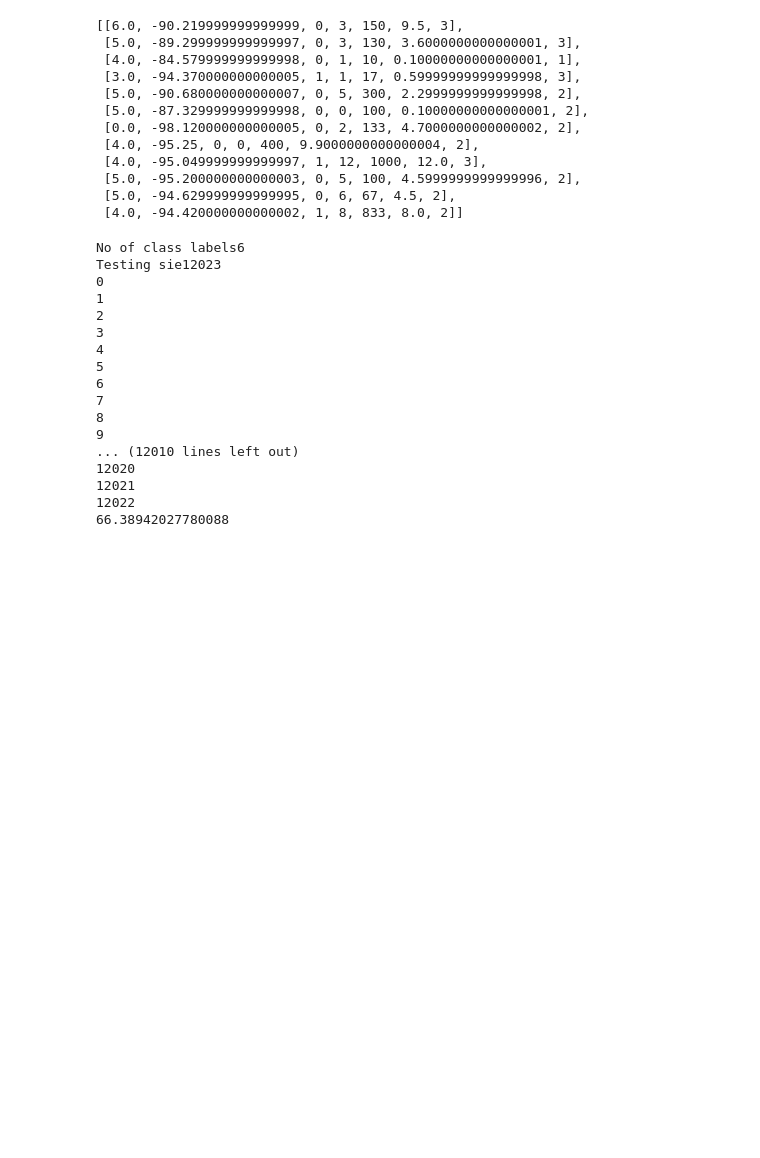
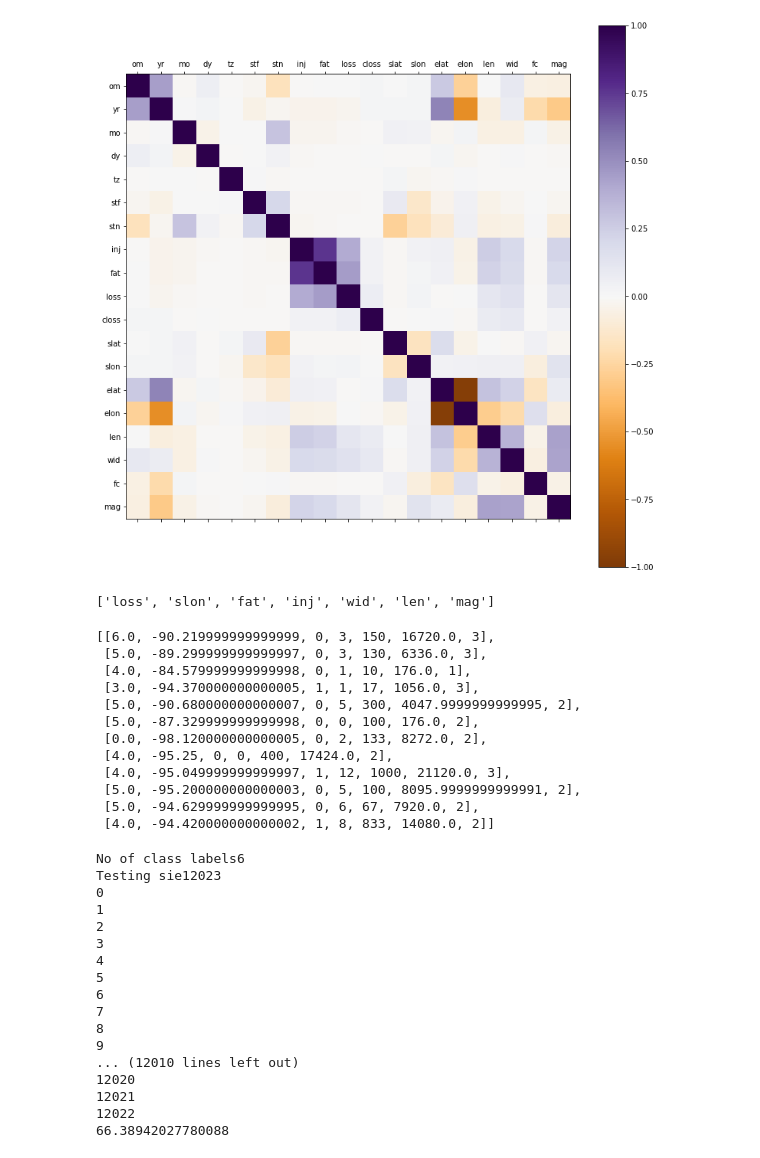
Before and after one commit to harryvineeth/Storm-Predection, a Jupyter notebook: Storm Prediction.ipynb, the cells around one changed output. Saved outputs shown, nothing was run; the diff lists cells and outputs as text; code cells hidden in the pictures; blank space fills up the shorter version.

Commit message:
Data pre-processing added

```diff
--- a/Storm Prediction.ipynb
+++ b/Storm Prediction.ipynb
@@ -101,10 +82,14 @@ Name: mag, Length: 60114, dtype: int64
 # %%
 #Data Pre-processing
-#Removing columns with string data and label
-#print (tornado_data[0:12])
+#Removing columns with string data
 mag_data = storm_df['mag']
 storm_df = storm_df.drop(['st','date','time','mag'],axis=1)
-#Getting the labels
-#mag_data = storm_df['mag']
+#Adding the label as the last column
 storm_df["mag"]=mag_data
-print (storm_df[0:12])
+
+#Converting length of storm from miles to yards
+# 1 mile = 1760 yards
+storm_df['len'] = storm_df['len']*1760.0
+
+#Normalizing using Z-transform
+storm_df = (storm_df - storm_df.mean())/storm_df.std()
@@ -129,9 +96,9 @@ print (storm_df[0:12])
 # %%
-names = storm_df.dtypes[(storm_df.dtypes=='int64') | (storm_df.dtypes=='float64')].index
-print(names)
-tick = np.arange(0,len(names),1)
-print(tick)
-storm_df.corr()
+#Getting column names of the dataframe
+col_names = storm_df.dtypes[(storm_df.dtypes=='int64') | (storm_df.dtypes=='float64')].index
+print(col_names)
+col_index = np.arange(0,len(col_names),1)
+print(col_index)
 # %% [output]
 Index(['om', 'yr', 'mo', 'dy', 'tz', 'stf', 'stn', 'inj', 'fat', 'loss',
        'closs', 'slat', 'slon', 'elat', 'elon', 'len', 'wid', 'fc', 'mag'],
@@ -157,4 +107,4 @@ Index(['om', 'yr', 'mo', 'dy', 'tz', 'stf', 'stn', 'inj', 'fat', 'loss',
 # %%
-important_features,correlation = get_important_features(tornado_data,mag_data,thresh=0.1)
-correlation_df = pd.DataFrame(correlation,index=names,columns=names)
-correlation_df
+#Getting important features based on correlation
+important_features,correlation = get_important_features(storm_df,mag_data,thresh=0.1)
+correlation_df = pd.DataFrame(correlation,index=col_names,columns=col_names)
@@ -179,19 +111,34 @@ correlation_df
+# %%
+#Plotting correlation between all pairs of features
+fig = plt.figure(figsize=(13,13))
+ax1 = fig.add_subplot(111)
+plt1 = ax1.matshow(correlation_df, vmin=-1, vmax=1, cmap=plt.get_cmap('PuOr'))
+fig.colorbar(plt1)
+ax1.set_xticks(col_index)
+ax1.set_xticklabels(col_names)
+ax1.set_yticks(col_index)
+ax1.set_yticklabels(col_names)
+plt.show()
+# %% [output]
+[figure, added]
 # %%
-important_feature_data = get_important_feature_data(tornado_data,important_features)
+print (important_features)
+important_feature_data = get_important_feature_data(storm_df,important_features)
 important_feature_data[0:12]
 # %% [output]
-[[6.0, -90.219999999999999, 0, 3, 150, 9.5, 3],
- [5.0, -89.299999999999997, 0, 3, 130, 3.6000000000000001, 3],
- [4.0, -84.579999999999998, 0, 1, 10, 0.10000000000000001, 1],
- [3.0, -94.370000000000005, 1, 1, 17, 0.59999999999999998, 3],
- [5.0, -90.680000000000007, 0, 5, 300, 2.2999999999999998, 2],
- [5.0, -87.329999999999998, 0, 0, 100, 0.10000000000000001, 2],
- [0.0, -98.120000000000005, 0, 2, 133, 4.7000000000000002, 2],
- [4.0, -95.25, 0, 0, 400, 9.9000000000000004, 2],
- [4.0, -95.049999999999997, 1, 12, 1000, 12.0, 3],
- [5.0, -95.200000000000003, 0, 5, 100, 4.5999999999999996, 2],
- [5.0, -94.629999999999995, 0, 6, 67, 4.5, 2],
- [4.0, -94.420000000000002, 1, 8, 833, 8.0, 2]]
+['loss', 'slon', 'fat', 'inj', 'wid', 'len', 'mag']
+[[6.0, -90.219999999999999, 0, 3, 150, 16720.0, 3],
+ [5.0, -89.299999999999997, 0, 3, 130, 6336.0, 3],
+ [4.0, -84.579999999999998, 0, 1, 10, 176.0, 1],
+ [3.0, -94.370000000000005, 1, 1, 17, 1056.0, 3],
+ [5.0, -90.680000000000007, 0, 5, 300, 4047.9999999999995, 2],
+ [5.0, -87.329999999999998, 0, 0, 100, 176.0, 2],
+ [0.0, -98.120000000000005, 0, 2, 133, 8272.0, 2],
+ [4.0, -95.25, 0, 0, 400, 17424.0, 2],
+ [4.0, -95.049999999999997, 1, 12, 1000, 21120.0, 3],
+ [5.0, -95.200000000000003, 0, 5, 100, 8095.9999999999991, 2],
+ [5.0, -94.629999999999995, 0, 6, 67, 7920.0, 2],
+ [4.0, -94.420000000000002, 1, 8, 833, 14080.0, 2]]
 # %%
 predictions = []
 num_rows = mag_data.shape[0]
```
Also changed, not shown: parts of 6 cells of this notebook.
